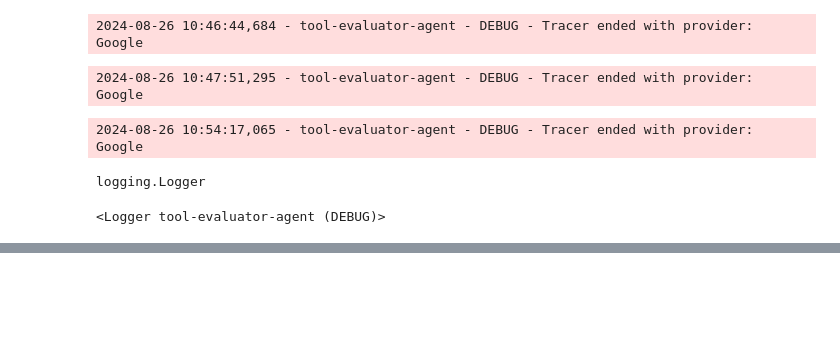
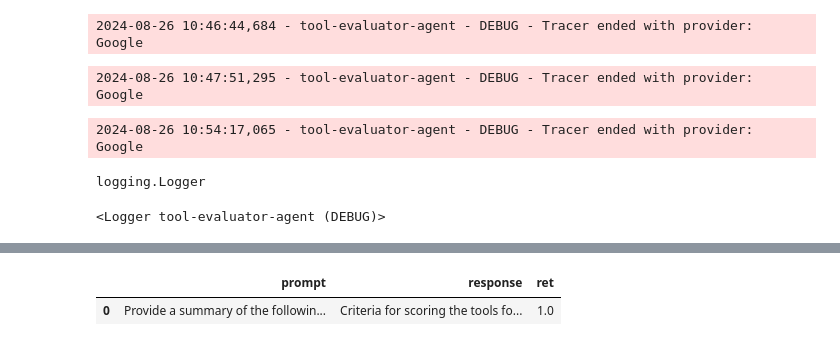
Before and after one commit to aolchik/llm-agent, a Jupyter notebook: canvas.ipynb, the cells around one changed output, grey strips where cells are left out. Saved outputs shown, nothing was run; the diff lists cells and outputs as text; code cells hidden in the pictures; blank space fills up the shorter version.

```diff
--- a/canvas.ipynb
+++ b/canvas.ipynb
@@ -248,0 +359,4 @@ print(logger)
+# %%
+from tool_evaluator_agent.main import crew_inputs
+with true_app as recordings:
+    crew.kickoff(crew_inputs)
@@ -248,0 +491,3 @@ print(logger)
+# %%
+with true_app as recordings:
+    crew.agents[0].llm.invoke("Sing a ballad of LangChain.")
@@ -248,0 +511,8 @@ print(logger)
+# %%
+from trulens.dashboard.display import get_feedback_result
+
+last_record = recordings.records[-1]
+get_feedback_result(last_record, "Answer Relevance")
+# %% [output]
+|  | prompt | response | ret |
+| 0 | Provide a summary of the followin... | Criteria for scoring the tools fo... | 1.0 |
```
Also changed, not shown: parts of 19 cells of this notebook, 3 other files.
